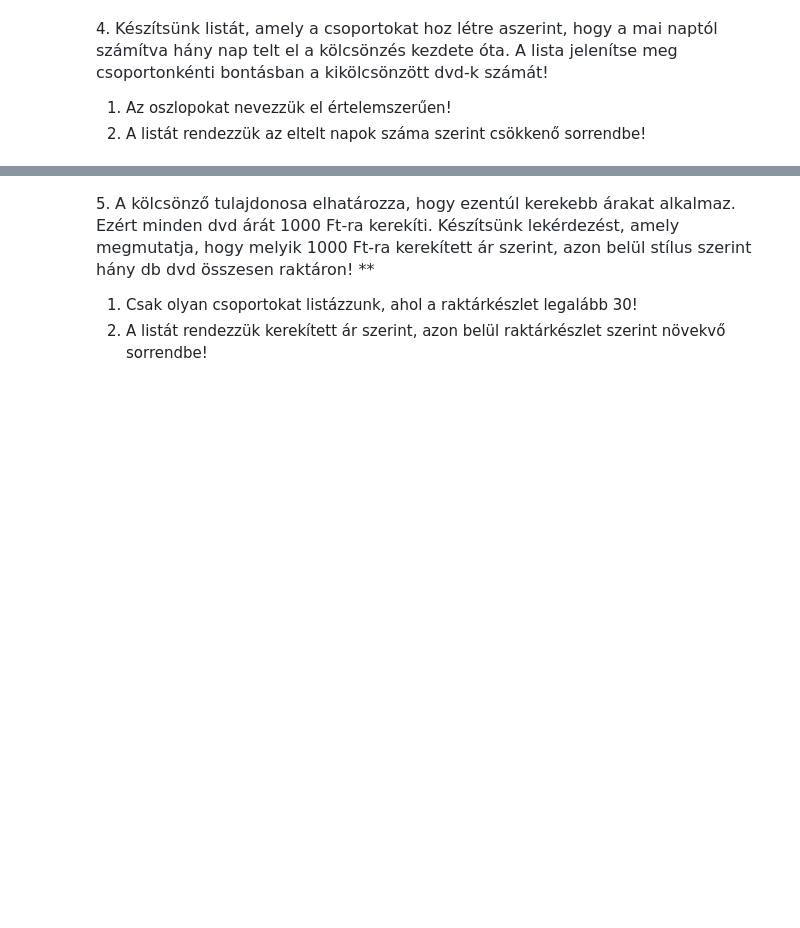
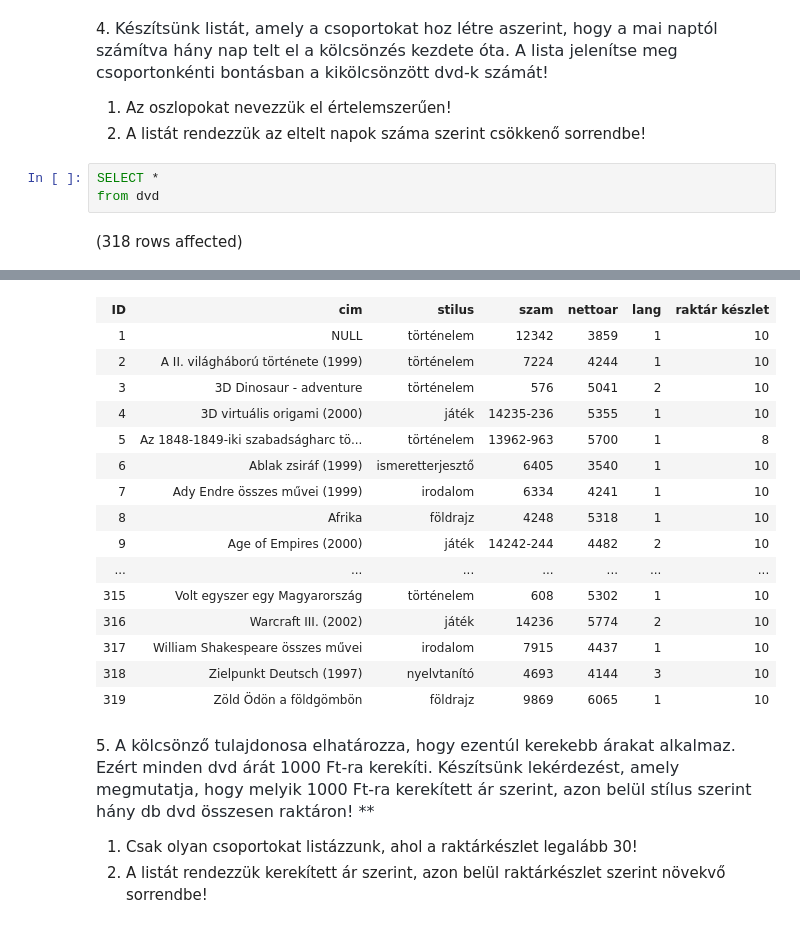
Before and after one commit to meglehetosen/sql1, a Jupyter notebook: gyakorlat02_feladatok .ipynb, the cells around one changed output, grey strips where cells are left out. Cells and saved outputs as stored; diff of their text form; blank space fills up the shorter version.

```diff
--- a/gyakorlat02_feladatok .ipynb
+++ b/gyakorlat02_feladatok .ipynb
@@ -31,3 +51,8 @@ c. Szintén hagyjuk ki azokat a csoportokat, ahol a csoport elemszáma 3-nál ki
 
 1. Az oszlopokat nevezzük el értelemszerűen!
 2. A listát rendezzük az eltelt napok száma szerint csökkenő sorrendbe!
+# %%
+SELECT *
+from dvd
+# %% [output]
+(318 rows affected)
@@ -34,3 +60,19 @@ c. Szintén hagyjuk ki azokat a csoportokat, ahol a csoport elemszáma 3-nál ki
+| ID | cim | stilus | szam | nettoar | lang | raktár készlet |
+| 1 | NULL | történelem | 12342 | 3859 | 1 | 10 |
+| 2 | A II. világháború története (1999) | történelem | 7224 | 4244 | 1 | 10 |
+| 3 | 3D Dinosaur - adventure | történelem | 576 | 5041 | 2 | 10 |
+| 4 | 3D virtuális origami (2000) | játék | 14235-236 | 5355 | 1 | 10 |
+| 5 | Az 1848-1849-iki szabadságharc tö... | történelem | 13962-963 | 5700 | 1 | 8 |
+| 6 | Ablak zsiráf (1999) | ismeretterjesztő | 6405 | 3540 | 1 | 10 |
+| 7 | Ady Endre összes művei (1999) | irodalom | 6334 | 4241 | 1 | 10 |
+| 8 | Afrika | földrajz | 4248 | 5318 | 1 | 10 |
+| 9 | Age of Empires (2000) | játék | 14242-244 | 4482 | 2 | 10 |
+| ... | ... | ... | ... | ... | ... | ... |
+| 315 | Volt egyszer egy Magyarország | történelem | 608 | 5302 | 1 | 10 |
+| 316 | Warcraft III. (2002) | játék | 14236 | 5774 | 2 | 10 |
+| 317 | William Shakespeare összes művei | irodalom | 7915 | 4437 | 1 | 10 |
+| 318 | Zielpunkt Deutsch (1997) | nyelvtanító | 4693 | 4144 | 3 | 10 |
+| 319 | Zöld Ödön a földgömbön | földrajz | 9869 | 6065 | 1 | 10 |
 # %% [markdown]
 5. <span style="color: rgb(36, 41, 47); font-family: -apple-system, BlinkMacSystemFont, &quot;Segoe UI&quot;, Helvetica, Arial, sans-serif, &quot;Apple Color Emoji&quot;, &quot;Segoe UI Emoji&quot;; font-size: 16px;">A kölcsönző tulajdonosa elhatározza, hogy ezentúl kerekebb árakat alkalmaz. Ezért minden dvd árát 1000 Ft-ra kerekíti. Készítsünk lekérdezést, amely megmutatja, hogy melyik 1000 Ft-ra kerekített ár szerint, azon belül stílus szerint hány db dvd összesen raktáron! **</span>
 
```
Also changed, not shown: parts of 4 cells of this notebook.
